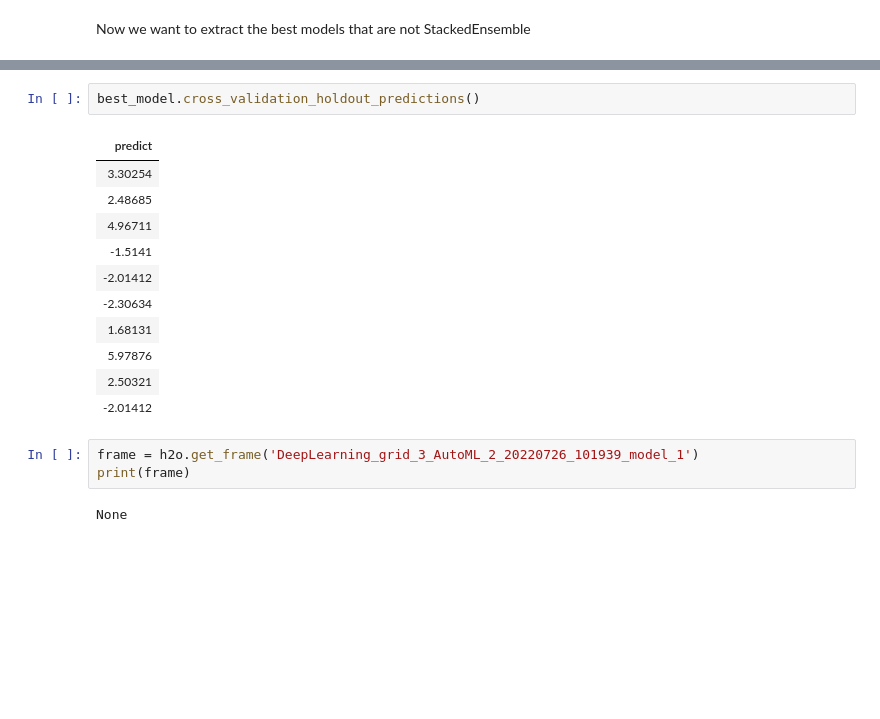
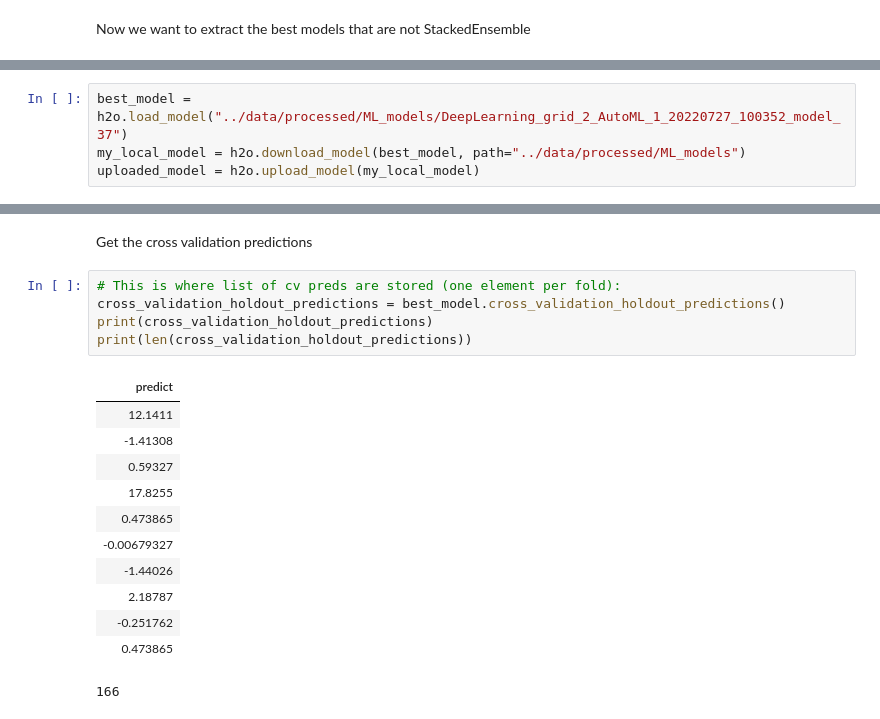
Before and after one commit to hiyama341/ConStrain, a Jupyter notebook: notebooks/08-LEARN-DataAnalysisML.ipynb, the cells around one changed output, grey strips where cells are left out. Drawn from its saved outputs; the diff is of its cells as text; blank space fills up the shorter version.

```diff
--- a/notebooks/08-LEARN-DataAnalysisML.ipynb
+++ b/notebooks/08-LEARN-DataAnalysisML.ipynb
@@ -414,0 +395,4 @@ best_model = aml.get_best_model()
+# %%
+best_model = h2o.load_model("../data/processed/ML_models/DeepLearning_grid_2_AutoML_1_20220727_100352_model_37")
+my_local_model = h2o.download_model(best_model, path="../data/processed/ML_models")
+uploaded_model = h2o.upload_model(my_local_model)
@@ -415,19 +415,20 @@ best_model = aml.get_best_model()
+# %% [markdown]
+Get the cross validation predictions
 # %%
-best_model.cross_validation_holdout_predictions()
+# This is where list of cv preds are stored (one element per fold):
+cross_validation_holdout_predictions = best_model.cross_validation_holdout_predictions()
+print(cross_validation_holdout_predictions)
+print(len(cross_validation_holdout_predictions))
 # %% [output]
 | predict |
-| 3.30254 |
-| 2.48685 |
-| 4.96711 |
-| -1.5141 |
-| -2.01412 |
-| -2.30634 |
-| 1.68131 |
-| 5.97876 |
-| 2.50321 |
-| -2.01412 |
+| 12.1411 |
+| -1.41308 |
+| 0.59327 |
+| 17.8255 |
+| 0.473865 |
+| -0.00679327 |
+| -1.44026 |
+| 2.18787 |
+| -0.251762 |
+| 0.473865 |
+166
-# %%
-frame = h2o.get_frame('DeepLearning_grid_3_AutoML_2_20220726_101939_model_1')
-print(frame)
-# %% [output]
-None
```
Also changed, not shown: parts of 73 cells of this notebook, 8 other files.
